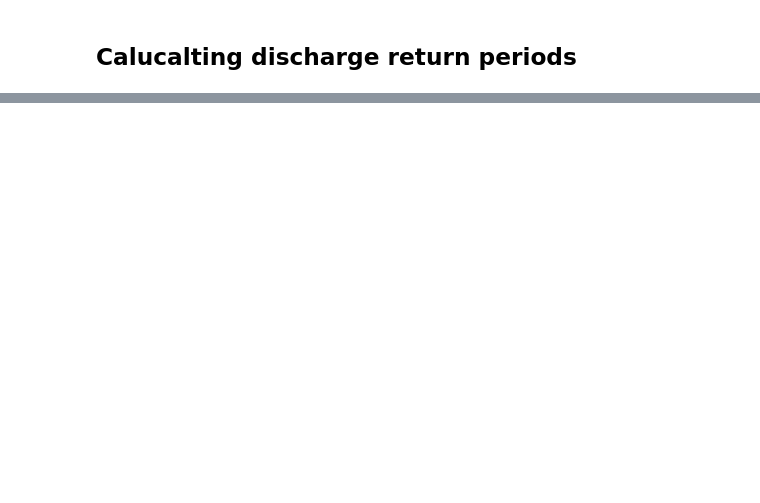
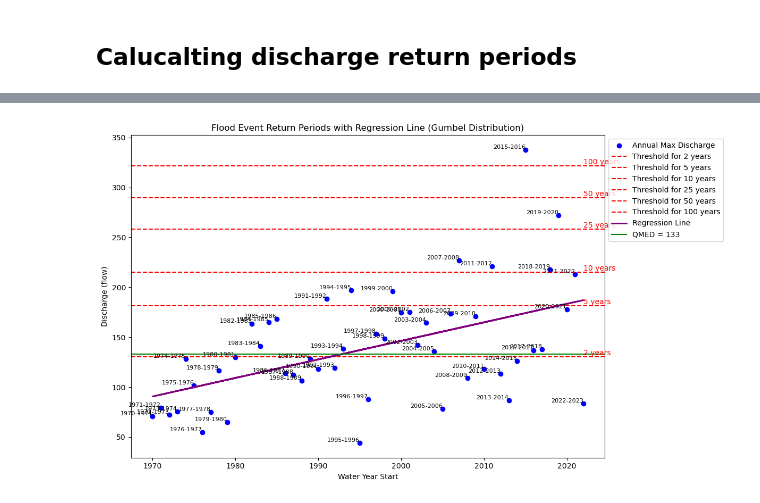
Before and after one commit to jahardwick8/INNS_seed_transport, a Jupyter notebook: INNS_seed_py/Calder_Hydrology.ipynb, the cells around one changed output, grey strips where cells are left out. Saved outputs shown, nothing was run; the diff lists cells and outputs as text; code cells hidden in the pictures; blank space fills up the shorter version.

```diff
--- a/INNS_seed_py/Calder_Hydrology.ipynb
+++ b/INNS_seed_py/Calder_Hydrology.ipynb
@@ -87,0 +9,85 @@ plt.show()
+# %%
+import pandas as pd
+import numpy as np
+import matplotlib.pyplot as plt
+from scipy.stats import gumbel_r
+from scipy.stats import linregress
+
+# Read the CSV file containing the discharge time series
+data = pd.read_csv('AMAX_elland.csv')
+
+# Use water_year and flow for analysis
+data['water_year_start'] = data['water_year'].str.split('-').str[0].astype(int)  # Extract the starting year of the water year
+annual_max = data.set_index('water_year_start')['flow']  # Set water_year_start as the index for analysis
+
+# Fit a Gumbel distribution to the annual maximum series
+params = gumbel_r.fit(annual_max)
+
+# Calculate the return period for each discharge value
+def return_period(q):
+    return 1 / (1 - gumbel_r.cdf(q, *params))
+
+# Sort the discharge values in descending order
+sorted_annual_max = annual_max.sort_values(ascending=False)
+
+# Calculate the return period for each sorted discharge
+sorted_return_periods = sorted_annual_max.apply(return_period)
+
+# Perform linear regression on the AMAX values
+years = sorted_annual_max.index.values  # Use the water year start as the x-axis
+amax_values = sorted_annual_max.values  # Use the AMAX discharge values as the y-axis
+
+slope, intercept, r_value, p_value, std_err = linregress(years, amax_values)
+
+# Generate the regression line values
+regression_line = slope * years + intercept
+
+# Plot the discharge values with return period thresholds
+plt.figure(figsize=(12, 7))
+plt.scatter(sorted_annual_max.index, sorted_annual_max.values, label='Annual Max Discharge', color='blue')
+
+# Label each point with the corresponding water year
+for wy, discharge in zip(sorted_annual_max.index, sorted_annual_max.values):
+    # Find the corresponding water_year string
+    wy_label = data[data['water_year_start'] == wy]['water_year'].values[0]
+    plt.text(wy, discharge, wy_label, fontsize=8, ha='right', va='bottom', color='black')
+
+# Define return periods for plotting thresholds (e.g., 2, 5, 10, 50, 100 years)
+threshold_return_periods = [2, 5, 10, 25, 50, 100]
+for rp in threshold_return_periods:
+    threshold_q = gumbel_r.ppf(1 - 1 / rp, *params)
+    plt.axhline(y=threshold_q, color='red', linestyle='--', label=f'Threshold for {rp} years')
+
+    # Annotate the return period on the plot
+    plt.text(
+        max(sorted_annual_max.index),  # Place text near the far-right side of the plot
+        threshold_q,  # y-position (discharge value)
+        f'{rp} years',  # Text to display
+        color='red',
+        verticalalignment='bottom',  # Align text below the line
+        horizontalalignment='left',  # Align text to the left
+        fontsize=10
+    )
+
+# Plot the regression line
+plt.plot(years, regression_line, color='purple', label='Regression Line', linestyle='-', linewidth=2)
+
+# QMED threshold (example given)
+QMED = 133  # Replace with actual QMED if available
+plt.axhline(y=QMED, color='green', linestyle='-', label=f'QMED = {QMED}')
+
+# Labels and title
+plt.xlabel('Water Year Start')
+plt.ylabel('Discharge (flow)')
+plt.title('Flood Event Return Periods with Regression Line (Gumbel Distribution)')
+
+# Place the legend outside the plot
+plt.legend(loc='upper left', bbox_to_anchor=(1, 1), fontsize=10)
+
+# Adjust layout to make room for the legend
+plt.tight_layout()
+
+# Show plot
+plt.show()
+# %% [output]
+[figure, added]
```
Also changed, not shown: parts of 1 cell of this notebook.
